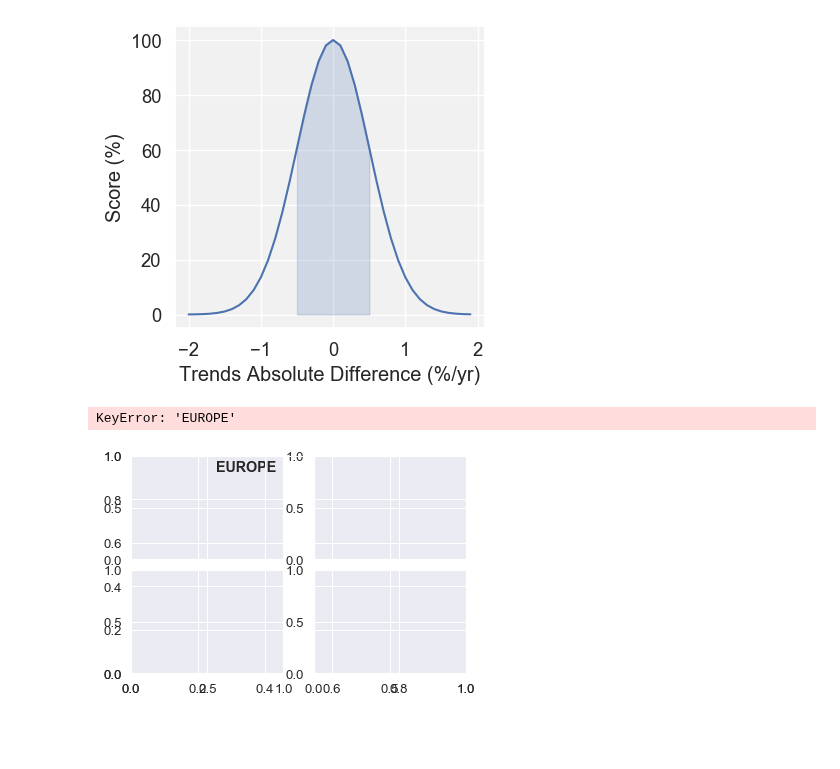
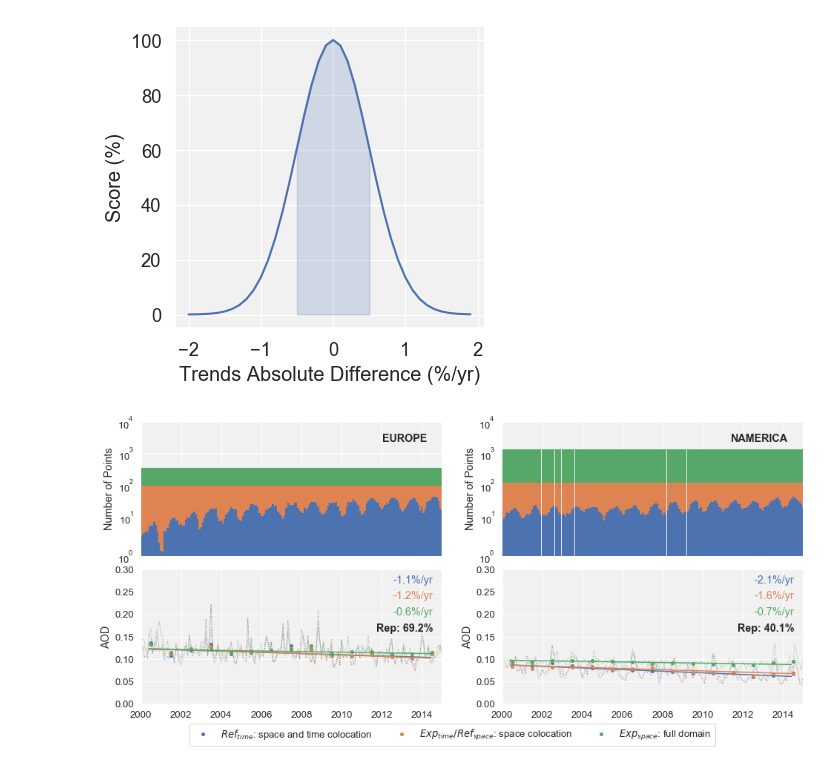
Before and after one commit to AugustinMortier/aerosol_trends, a Jupyter notebook: scripts/representativity.ipynb, the cells around one changed output. Saved outputs shown, nothing was run; the diff lists cells and outputs as text; code cells hidden in the pictures; blank space fills up the shorter version.

Commit message:
updated figures

```diff
--- a/scripts/representativity.ipynb
+++ b/scripts/representativity.ipynb
@@ -20,9 +20,11 @@ params = get_params()
 # %%
 # run observations
 # 'ang4487aer' 'od550aer' 'od550gt1aer' 'od550lt1aer' 'concpm10' 'concpm25' 'concso4' 'scatc550dryaer' 'absc550aer'
-var = 'absc550aer'
+var = 'od550aer'
 params['kind'] = 'obs'
 params = fill_params(params, var)
+#if var in ['scatc550dryaer', 'absc550aer']:
+#    params['period'] = '2000-2018'
 params['var'] = var
 obs_source = params['source']
 reader = pya.io.ReadUngridded(obs_source)
@@ -305,7 +305,8 @@ plt.savefig('figs/norm_dist_filled.png', dpi=300, bbox_inches='tight')
 # %% [output]
 [figure]
 # %%
-regions = ['EUROPE', 'NAMERICA']
+regions = ['EUROPE','NAMERICA']
+#regions = ['NAMERICA']
 
 #make figure of time series for n regions
 nl, nc = 2, len(regions)
@@ -323,7 +324,10 @@ for i, region in enumerate(regions):
 
 
     #first figure: number of observations
-    ax = axs[0, i]
+    if len(regions)>1:
+        ax = axs[0, i]
+    else:
+        ax = axs[0]
     #ax.set_title(region, fontweight='bold')
     ax.text(0.95, 0.85,region,ha='right', fontweight='bold',transform=ax.transAxes)
 
@@ -331,11 +335,11 @@ for i, region in enumerate(regions):
     odf = OBS_DF[region]
     n = odf.count(axis=1, numeric_only=False)
     n = n.resample('M', how='mean')
-    ax.plot(n.index, n.values, color=current_palette[0])
+    ax.bar(x=n.index, height=n.values, color=current_palette[0], width=1, linewidth=0, zorder=10)
     #space colocation
-    ax.plot(n.index, [ALLTS_MOD_MAP[region]['nmax'] for i in n.index], color=current_palette[1])
+    ax.bar(x=n.index, height=[ALLTS_MOD_MAP[region]['nmax'] for i in n.index], color=current_palette[1], width=1, linewidth=0, zorder=9)
     #full domain
-    ax.plot(n.index, [REG_MOD_MAP[region]['nmax'] for i in n.index], color=current_palette[2])
+    ax.bar(x=n.index, height=[REG_MOD_MAP[region]['nmax'] for i in n.index], color=current_palette[2], width=1, linewidth=0, zorder=8)
     #ax.text(0.97,0.90,'N: {:d}'.format(REG_MOD_MAP[region]['nmax']), color=current_palette[2], ha='right', transform=ax.transAxes)
 
 
@@ -347,7 +351,10 @@ for i, region in enumerate(regions):
 
 
     #second figure
-    ax = axs[1, i]
+    if len(regions)>1:
+        ax = axs[1, i]
+    else:
+        ax = axs[1]
     ax.set_facecolor('#F1F1F1')
     #MOD_MAP, ALLTS_MOD_MAP, REG_MOD_MAP
     ts1 = MOD_MAP[region]['trends']
@@ -356,44 +363,43 @@ for i, region in enumerate(regions):
 
     dy = 0.12
 
-    ax.plot(js2date(ts1['monthly']['jsdate']),ts1['monthly']['data'], ':', color=current_palette[0], alpha=0.5)
-    ax.plot(js2date(ts1['yearly']['jsdate']),ts1['yearly']['data'], '.', label='a', color=current_palette[0])
+    ax.plot(js2date(ts1['monthly']['jsdate']),ts1['monthly']['data'], ':', lw=1, color=current_palette[0], alpha=0.7)
+    ax.plot(js2date(ts1['yearly']['jsdate']),ts1['yearly']['data'], '.', ms=8,label='a', color=current_palette[0])
     ax.plot(js2date(ts1['trends'][params['period']]['jsdate']),ts1['trends'][params['period']]['data'], ls='-', color=current_palette[0], label='')
     ax.text(0.97,0.9,'{:+.1f}%/yr'.format(ts1['trends'][params['period']]['rel_slp']),ha='right',transform=ax.transAxes, color=current_palette[0])
 
-    ax.plot(js2date(ts2['monthly']['jsdate']),ts2['monthly']['data'], ':', color=current_palette[1], alpha=0.5)
-    ax.plot(js2date(ts2['yearly']['jsdate']),ts2['yearly']['data'], '.', label='b', color=current_palette[1])
+    ax.plot(js2date(ts2['monthly']['jsdate']),ts2['monthly']['data'], ':', lw=1, color=current_palette[1], alpha=0.7)
+    ax.plot(js2date(ts2['yearly']['jsdate']),ts2['yearly']['data'], '.', ms=8, label='b', color=current_palette[1])
     ax.plot(js2date(ts2['trends'][params['period']]['jsdate']),ts2['trends'][params['period']]['data'], ls='-', color=current_palette[1])
     ax.text(0.97,0.9-dy,'{:+.1f}%/yr'.format(ts2['trends'][params['period']]['rel_slp']),ha='right',transform=ax.transAxes, color=current_palette[1])
 
-    ax.plot(js2date(ts3['monthly']['jsdate']),ts3['monthly']['data'], ':', color=current_palette[2], alpha=0.5)
-    ax.plot(js2date(ts3['yearly']['jsdate']),ts3['yearly']['data'], '.', label='c', color=current_palette[2])
+    ax.plot(js2date(ts3['monthly']['jsdate']),ts3['monthly']['data'], ':', lw=1, color=current_palette[2], alpha=0.7)
+    ax.plot(js2date(ts3['yearly']['jsdate']),ts3['yearly']['data'], '.', ms=8, label='c', color=current_palette[2])
     ax.plot(js2date(ts3['trends'][params['period']]['jsdate']),ts3['trends'][params['period']]['data'], ls='-', color=current_palette[2])
     ax.text(0.97,0.90-2*dy,'{:+.1f}%/yr'.format(ts3['trends'][params['period']]['rel_slp']),ha='right',transform=ax.transAxes, color=current_palette[2])
 
     #print out representativity
     ax.text(0.97,0.90-3*dy,'Rep: {:.1f}%'.format(df['Representativity'][params['ylabel']][region][params['period']]),ha='right',fontweight='bold', transform=ax.transAxes)
 
 
-    ax.set_ylim(0,0.4)
-    #ax.set_ylim(0,100)
+    ax.set_ylim(0,0.3)
+    #ax.set_ylim(0,3)
     ax.set_xlim('2000-01-01','2015-01-01')
     ax.set_ylabel(params['ylabel'])
 
 #change size of the figure
 # hide tick and tick label of the big axes
 plt.tick_params(labelcolor=None, top=False, bottom=False, left=False, right=False)
 plt.grid(False)
 plt.xticks([])
 plt.yticks([])
 
 handles, labels = ax.get_legend_handles_labels()
-labels = ['$Ref_{t}$', '$Exp_{t} / Ref_{s}$', '$Exp_{s}$']
+labels = ['$Ref_{time}$: space and time colocation', '$Exp_{time} / Ref_{space}$: space colocation', '$Exp_{space}$: full domain']
 fig.legend(handles, labels, loc='lower center', ncol=3, facecolor='white')
 
 fig.set_size_inches(16,7)
 fig = plt.gcf()
 plt.savefig('figs/representativity-'+var+'.png', dpi=300, bbox_inches='tight')
 # %% [output]
-KeyError: 'EUROPE'
-[figure, old version]
+[figure, new version]
```
Also changed, not shown: parts of 9 cells of this notebook, 3 other files.
